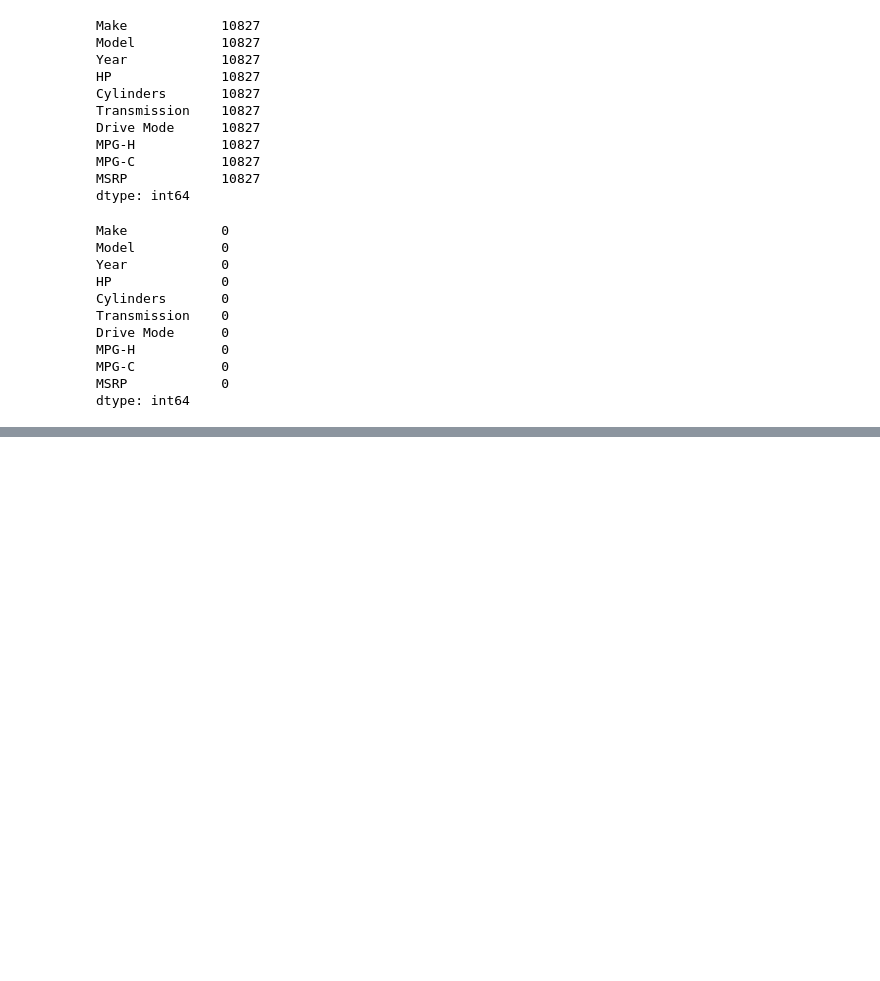
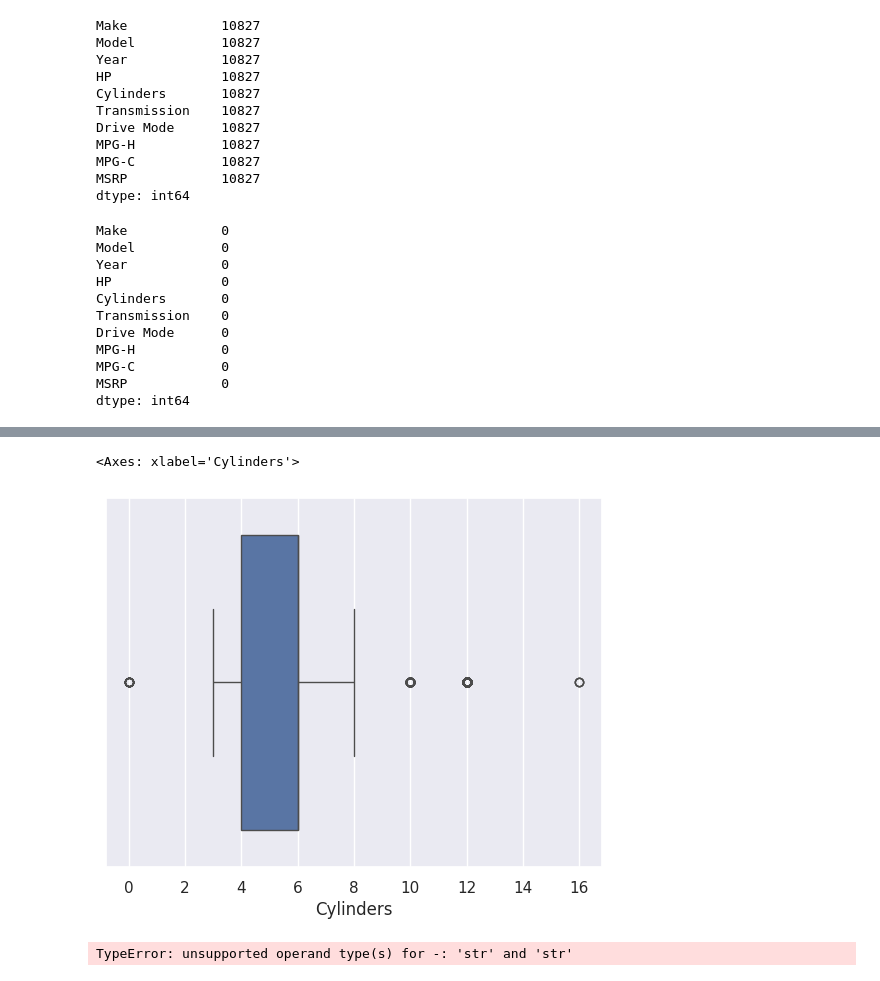
Before and after one commit to pain459/learn_ds, a Jupyter notebook: D2/eda_on_cars.ipynb, the cells around one changed output, grey strips where cells are left out. Saved outputs shown, nothing was run; the diff lists cells and outputs as text; code cells hidden in the pictures; blank space fills up the shorter version.

```diff
--- a/D2/eda_on_cars.ipynb
+++ b/D2/eda_on_cars.ipynb
@@ -172,0 +185,12 @@ dtype: int64
+# %%
+sns.boxplot(x=df['Cylinders'])
+# %% [output]
+<Axes: xlabel='Cylinders'>
+[figure, added]
+# %%
+Q1 = df.quantile(0.25)
+Q3 = df.quantile(0.75)
+IQR = Q3 - Q1
+print(IQR)
+# %% [output]
+TypeError: unsupported operand type(s) for -: 'str' and 'str'
```
Also changed, not shown: parts of 3 cells of this notebook.
